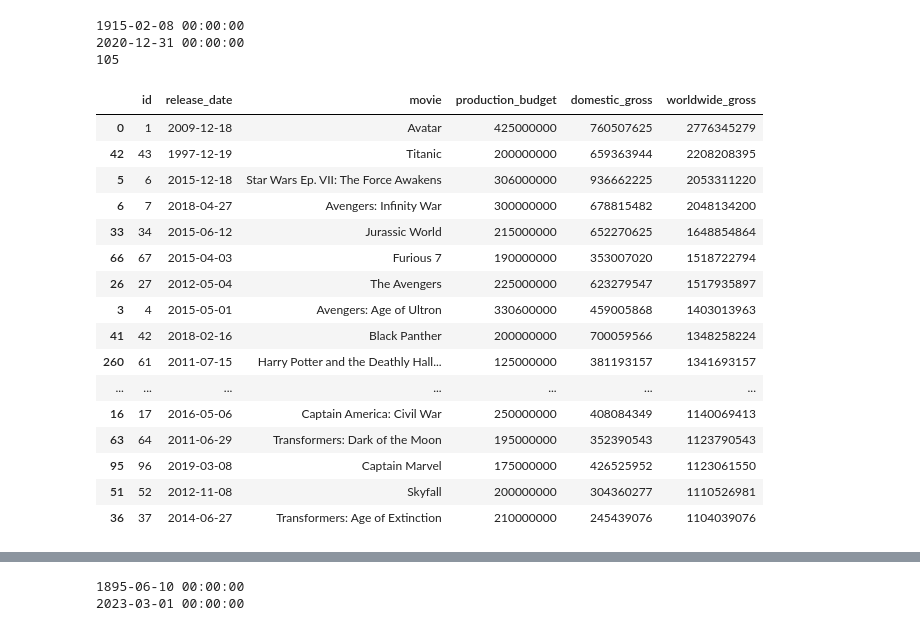
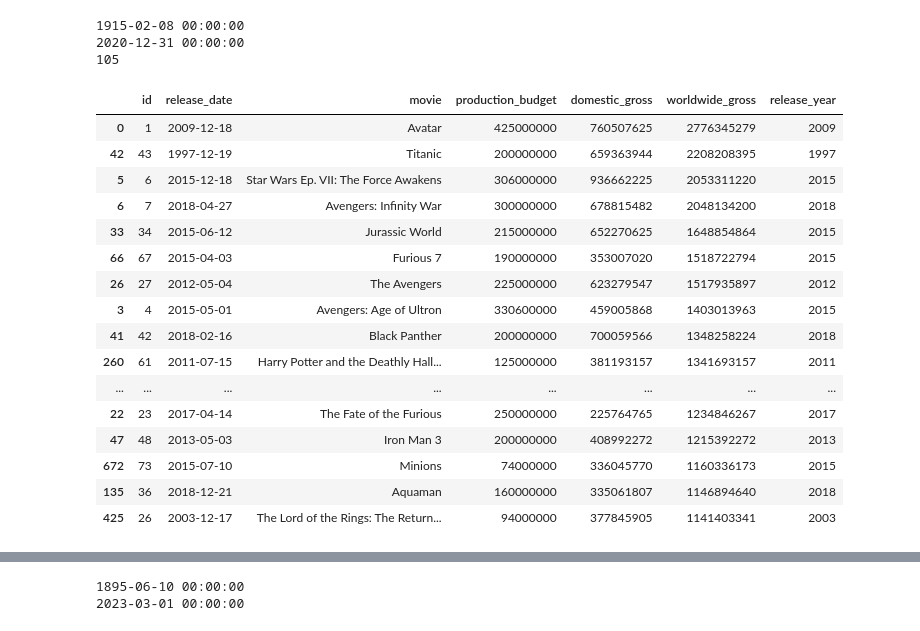
Before and after one commit to stephcia/Microsoft-Studios-Analysis, a Jupyter notebook: student.ipynb, the cells around one changed output, grey strips where cells are left out. Saved outputs shown, nothing was run; the diff lists cells and outputs as text; code cells hidden in the pictures.

```diff
--- a/student.ipynb
+++ b/student.ipynb
@@ -24,3 +45,7 @@ budget = pd.read_csv('zippedData/tn.movie_budgets.csv.gz',compression='gzip')
+# %%
+##creating new column release year
+
+budget['release_year'] = pd.DatetimeIndex(budget['release_date']).year
 # %%
 ### changing type of release Date to datetime
 
@@ -46,3 +53,7 @@ budget['worldwide_gross'] = budget['worldwide_gross'].astype(int)
+# %%
+## converting 'release_date' column type from integer to datetime
+
+budget['release_date'] = pd.to_datetime(budget['release_date'])
 # %%
 ##renaming movie column to title
 budget = budget.rename(columns = {"movie":"title"})
@@ -80,25 +74,25 @@ print(movie_range)
 2020-12-31 00:00:00
 105
 # %%
-##defining and sorting top 25 grossing movies
+##defining and sorting top 20 grossing movies
 
-top_gross_movies = budget.sort_values(by='worldwide_gross',ascending=False).head(25)
+top_gross_movies = budget.sort_values(by="worldwide_gross",ascending=False).head(20)
 top_gross_movies
 # %% [output]
-|  | id | release_date | movie | production_budget | domestic_gross | worldwide_gross |
-| 0 | 1 | 2009-12-18 | Avatar | 425000000 | 760507625 | 2776345279 |
-| 42 | 43 | 1997-12-19 | Titanic | 200000000 | 659363944 | 2208208395 |
-| 5 | 6 | 2015-12-18 | Star Wars Ep. VII: The Force Awakens | 306000000 | 936662225 | 2053311220 |
-| 6 | 7 | 2018-04-27 | Avengers: Infinity War | 300000000 | 678815482 | 2048134200 |
-| 33 | 34 | 2015-06-12 | Jurassic World | 215000000 | 652270625 | 1648854864 |
-| 66 | 67 | 2015-04-03 | Furious 7 | 190000000 | 353007020 | 1518722794 |
-| 26 | 27 | 2012-05-04 | The Avengers | 225000000 | 623279547 | 1517935897 |
-| 3 | 4 | 2015-05-01 | Avengers: Age of Ultron | 330600000 | 459005868 | 1403013963 |
-| 41 | 42 | 2018-02-16 | Black Panther | 200000000 | 700059566 | 1348258224 |
-| 260 | 61 | 2011-07-15 | Harry Potter and the Deathly Hall... | 125000000 | 381193157 | 1341693157 |
-| ... | ... | ... | ... | ... | ... | ... |
-| 16 | 17 | 2016-05-06 | Captain America: Civil War | 250000000 | 408084349 | 1140069413 |
-| 63 | 64 | 2011-06-29 | Transformers: Dark of the Moon | 195000000 | 352390543 | 1123790543 |
-| 95 | 96 | 2019-03-08 | Captain Marvel | 175000000 | 426525952 | 1123061550 |
-| 51 | 52 | 2012-11-08 | Skyfall | 200000000 | 304360277 | 1110526981 |
-| 36 | 37 | 2014-06-27 | Transformers: Age of Extinction | 210000000 | 245439076 | 1104039076 |
+|  | id | release_date | movie | production_budget | domestic_gross | worldwide_gross | release_year |
+| 0 | 1 | 2009-12-18 | Avatar | 425000000 | 760507625 | 2776345279 | 2009 |
+| 42 | 43 | 1997-12-19 | Titanic | 200000000 | 659363944 | 2208208395 | 1997 |
+| 5 | 6 | 2015-12-18 | Star Wars Ep. VII: The Force Awakens | 306000000 | 936662225 | 2053311220 | 2015 |
+| 6 | 7 | 2018-04-27 | Avengers: Infinity War | 300000000 | 678815482 | 2048134200 | 2018 |
+| 33 | 34 | 2015-06-12 | Jurassic World | 215000000 | 652270625 | 1648854864 | 2015 |
+| 66 | 67 | 2015-04-03 | Furious 7 | 190000000 | 353007020 | 1518722794 | 2015 |
+| 26 | 27 | 2012-05-04 | The Avengers | 225000000 | 623279547 | 1517935897 | 2012 |
+| 3 | 4 | 2015-05-01 | Avengers: Age of Ultron | 330600000 | 459005868 | 1403013963 | 2015 |
+| 41 | 42 | 2018-02-16 | Black Panther | 200000000 | 700059566 | 1348258224 | 2018 |
+| 260 | 61 | 2011-07-15 | Harry Potter and the Deathly Hall... | 125000000 | 381193157 | 1341693157 | 2011 |
+| ... | ... | ... | ... | ... | ... | ... | ... |
+| 22 | 23 | 2017-04-14 | The Fate of the Furious | 250000000 | 225764765 | 1234846267 | 2017 |
+| 47 | 48 | 2013-05-03 | Iron Man 3 | 200000000 | 408992272 | 1215392272 | 2013 |
+| 672 | 73 | 2015-07-10 | Minions | 74000000 | 336045770 | 1160336173 | 2015 |
+| 135 | 36 | 2018-12-21 | Aquaman | 160000000 | 335061807 | 1146894640 | 2018 |
+| 425 | 26 | 2003-12-17 | The Lord of the Rings: The Return... | 94000000 | 377845905 | 1141403341 | 2003 |
```
Also changed, not shown: parts of 59 cells of this notebook.
